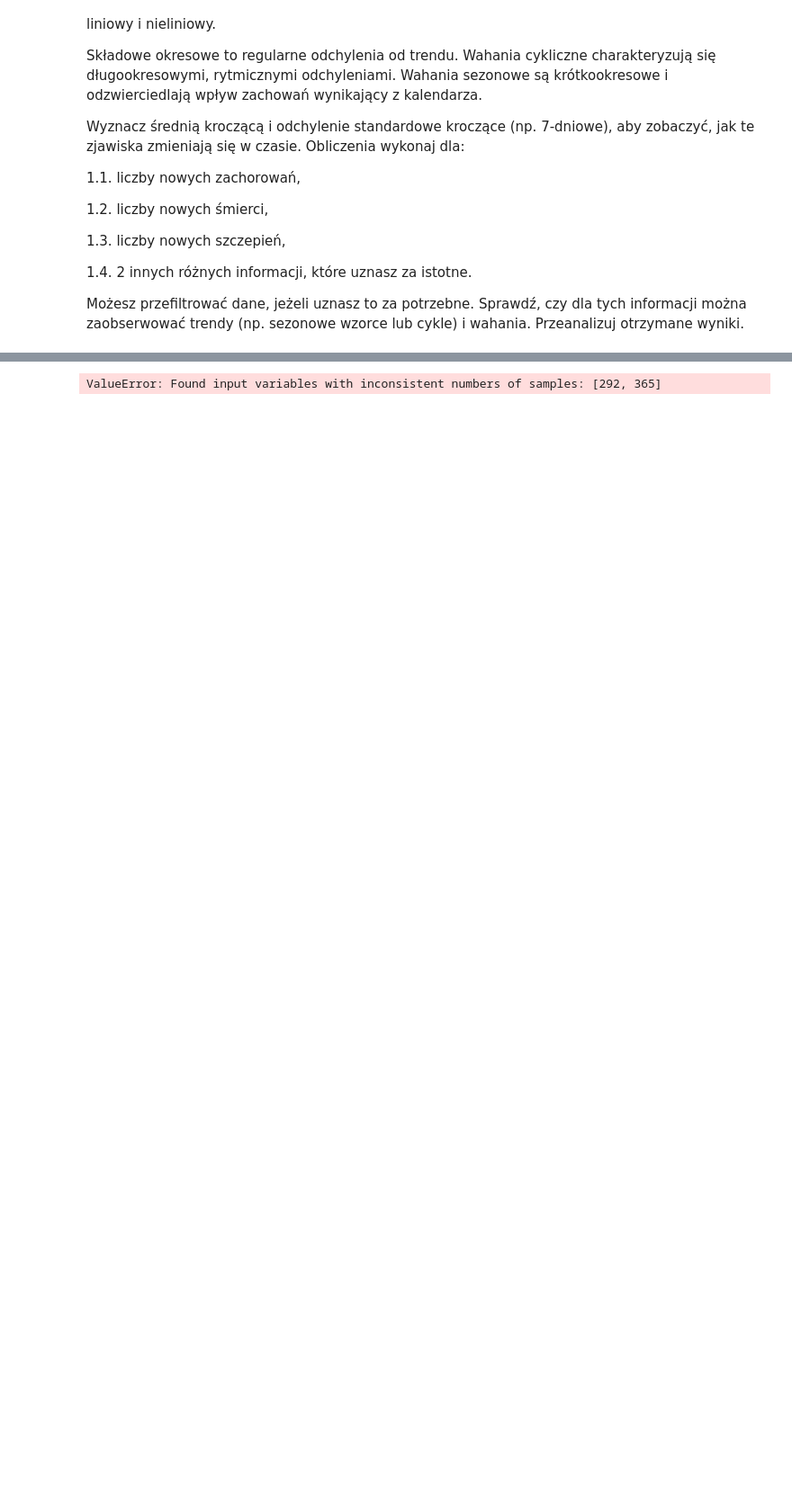
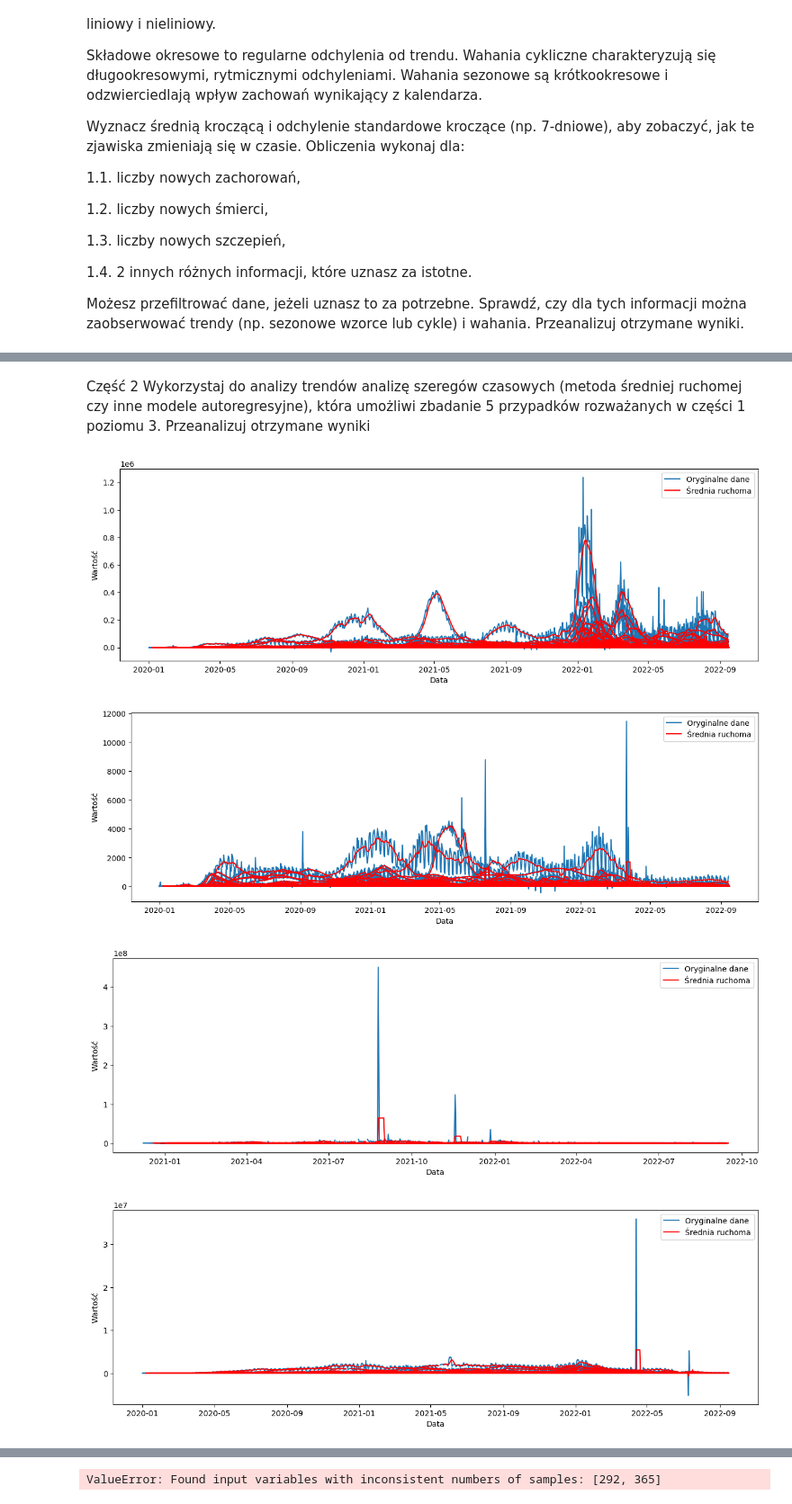
Before and after one commit to Toskyuu/BigData, a Jupyter notebook: zad3.ipynb, the cells around one changed output, grey strips where cells are left out. Shown at 90% size. Saved outputs shown, nothing was run; the diff lists cells and outputs as text; code cells hidden in the pictures; blank space fills up the shorter version.

Commit message:
Część 2 coś ruszyłem ale do ogarnięcia jeszcze

```diff
--- a/zad3.ipynb
+++ b/zad3.ipynb
@@ -147,0 +148,61 @@ plt.show()
+# %% [markdown]
+Część 2
+Wykorzystaj do analizy trendów analizę szeregów czasowych (metoda średniej ruchomej czy inne modele autoregresyjne), która umożliwi zbadanie 5 przypadków rozważanych w części 1 poziomu 3. Przeanalizuj otrzymane wyniki
+# %%
+window_size = 7
+rolling_mean_new_confirmed = merged_covid_df['new_confirmed'].rolling(window=window_size).mean()
+rolling_mean_new_deceased = merged_covid_df['new_deceased'].rolling(window=window_size).mean()
+rolling_mean_new_persons_vaccinated = merged_covid_df['new_persons_vaccinated'].rolling(window=window_size).mean()
+rolling_mean_new_tested = merged_covid_df['new_tested'].rolling(window=window_size).mean()
+rolling_mean_new_persons_fully_vaccinated = merged_covid_df['new_persons_fully_vaccinated'].rolling(window=window_size).mean()
+
+plt.figure(figsize=(15, 10))
+plt.subplot(2, 1, 1)
+plt.plot(merged_covid_df['new_confirmed'], label='Oryginalne dane')
+plt.plot(rolling_mean_new_confirmed, label='Średnia ruchoma', color='red')
+plt.xlabel('Data')
+plt.ylabel('Wartość')
+plt.legend()
+plt.show()
+
+
+plt.figure(figsize=(15, 10))
+plt.subplot(2, 1, 1)
+plt.plot(merged_covid_df['new_deceased'], label='Oryginalne dane')
+plt.plot(rolling_mean_new_deceased, label='Średnia ruchoma', color='red')
+plt.xlabel('Data')
+plt.ylabel('Wartość')
+plt.legend()
+plt.show()
+
+plt.figure(figsize=(15, 10))
+plt.subplot(2, 1, 1)
+plt.plot(merged_covid_df['new_persons_vaccinated'], label='Oryginalne dane')
+plt.plot(rolling_mean_new_persons_vaccinated, label='Średnia ruchoma', color='red')
+plt.xlabel('Data')
+plt.ylabel('Wartość')
+plt.legend()
+plt.show()
+
+plt.figure(figsize=(15, 10))
+plt.subplot(2, 1, 1)
+plt.plot(merged_covid_df['new_tested'], label='Oryginalne dane')
+plt.plot(rolling_mean_new_tested, label='Średnia ruchoma', color='red')
+plt.xlabel('Data')
+plt.ylabel('Wartość')
+plt.legend()
+plt.show()
+
+plt.figure(figsize=(15, 10))
+plt.subplot(2, 1, 1)
+plt.plot(merged_covid_df['new_persons_fully_vaccinated'], label='Oryginalne dane')
+plt.plot(rolling_mean_new_persons_fully_vaccinated, label='Średnia ruchoma', color='red')
+plt.xlabel('Data')
+plt.ylabel('Wartość')
+plt.legend()
+plt.show()
+# %% [output]
+[figure, added]
+[figure, added]
+[figure, added]
+[figure, added]
```
Also changed, not shown: parts of 3 cells of this notebook.
